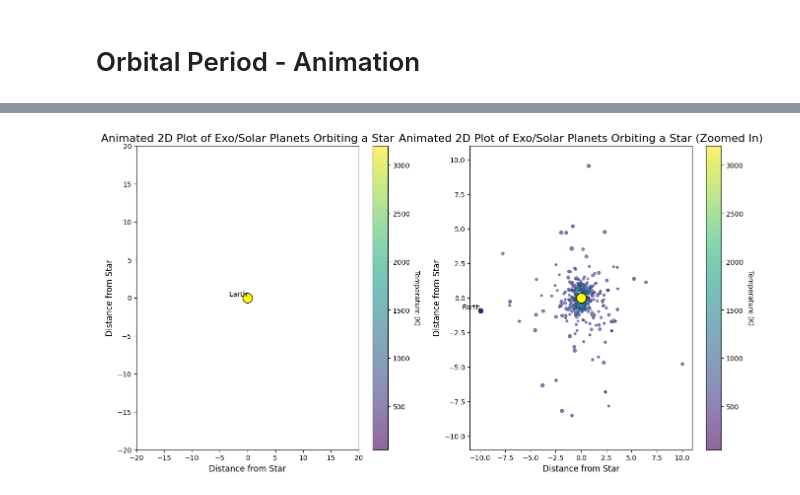
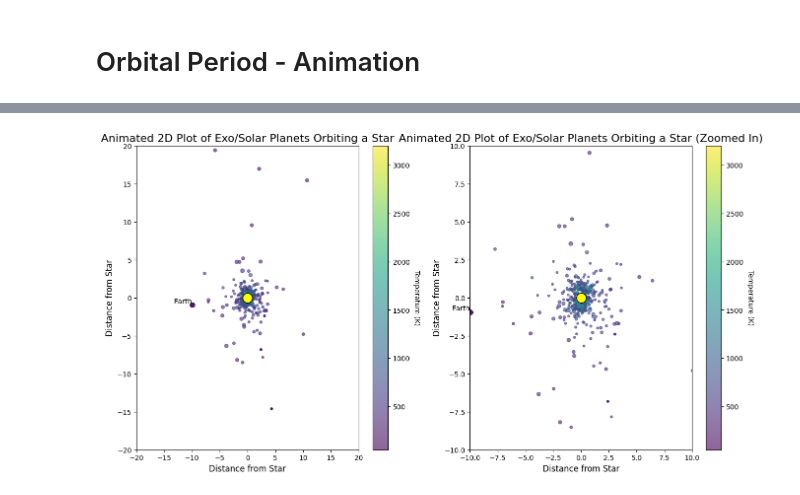
Before and after one commit to ztsv-av/mads_data_visualization, a Jupyter notebook: main.ipynb, the cells around one changed output, grey strips where cells are left out. Cells and saved outputs as stored; diff of their text form; code cells hidden in the pictures.

```diff
--- a/main.ipynb
+++ b/main.ipynb
@@ -545,82 +552,53 @@ planet_sizes = np.maximum(np.log(planet_sizes),1) * 10
 # %%
 fig, axs = plt.subplots(1, 2, figsize=(16, 8))
 
-ax = axs[0]
-ax.set_xlim(-20, 20)
-ax.set_ylim(-20, 20)
-ax.set_xlabel('Distance from Star', fontsize=12)
-ax.set_ylabel('Distance from Star', fontsize=12)
-ax.set_title('Animated 2D Plot of Exo/Solar Planets Orbiting a Star', fontsize=16)
+axs[0].set_xlim(-20, 20)
+axs[0].set_ylim(-20, 20)
+axs[0].set_xlabel('Distance from Star', fontsize=12)
+axs[0].set_ylabel('Distance from Star', fontsize=12)
+axs[0].set_title('Animated 2D Plot of Exo/Solar Planets Orbiting a Star', fontsize=16)
+
+axs[1].set_xlim(-10, 10)
+axs[1].set_ylim(-10, 10)
+axs[1].set_xlabel('Distance from Star', fontsize=12)
+axs[1].set_ylabel('Distance from Star', fontsize=12)
+axs[1].set_title('Animated 2D Plot of Exo/Solar Planets Orbiting a Star (Zoomed In)', fontsize=16)
 
 norm = Normalize(vmin=solar_exo_animation['pl_eqt'].min(), vmax=solar_exo_animation['pl_eqt'].max())
 
-k_p = ax.scatter(x=[], y=[], s=[], c=[], cmap='viridis', alpha=0.6, norm=norm)
-s_p = ax.scatter(x=[], y=[], s=[], c=[], cmap='viridis', norm=norm)
-earth = ax.scatter(x=[], y=[], s=50, c=[], cmap='viridis', norm=norm)
-earth_text = ax.text(0, 0, 'Earth', color='black', ha='right', va='bottom')
-star = ax.scatter(x=0, y=0, s=200, color="yellow", edgecolors='black')
+k_p, s_p, earth, earth_text = [], [], [], []
+for j in range(len(axs)):
+    k_p.append(axs[j].scatter(x=[], y=[], s=[], c=[], cmap='viridis', alpha=0.6, norm=norm))
+    s_p.append(axs[j].scatter(x=[], y=[], s=[], c=[], cmap='viridis', norm=norm))
+    earth.append(axs[j].scatter(x=[], y=[], s=50, c=[], cmap='viridis', norm=norm))
+    earth_text.append(axs[j].text(0, 0, 'Earth', color='black', ha='right', va='bottom'))
+    axs[j].scatter(x=0, y=0, s=200, color="yellow", edgecolors='black')
 
-cbar_kp = plt.colorbar(k_p, ax=ax)
-cbar_kp.set_label('Temperature (K)', rotation=270, labelpad=15)
+    cbar_kp = plt.colorbar(k_p[j], ax=axs[j])
+    cbar_kp.set_label('Temperature (K)', rotation=270, labelpad=15)
 
 def update(i):
-    k_p.set_offsets(np.column_stack((x_positions[i % num_frames, :len(solar_exo_animation) - 8],
-                                     y_positions[i % num_frames, :len(solar_exo_animation) - 8])))
-    k_p.set_sizes(planet_sizes[i % num_frames, :len(solar_exo_animation) - 8])
-    k_p.set_array(solar_exo_animation['pl_eqt'].iloc[:len(solar_exo_animation) - 8])
+    for j in range(len(axs)):
+        k_p[j].set_offsets(np.column_stack((x_positions[i % num_frames, :len(solar_exo_animation) - 8],
+                                        y_positions[i % num_frames, :len(solar_exo_animation) - 8])))
+        k_p[j].set_sizes(planet_sizes[i % num_frames, :len(solar_exo_animation) - 8])
+        k_p[j].set_array(solar_exo_animation['pl_eqt'].iloc[:len(solar_exo_animation) - 8])
 
-    s_p.set_offsets(np.column_stack((x_positions[i % num_frames, -8:-1],
-                                     y_positions[i % num_frames, -8:-1])))
-    s_p.set_sizes(planet_sizes[i % num_frames, -8:-1])
-    s_p.set_array(solar_exo_animation['pl_eqt'].iloc[-8:-1])
+        s_p[j].set_offsets(np.column_stack((x_positions[i % num_frames, -8:-1],
+                                        y_positions[i % num_frames, -8:-1])))
+        s_p[j].set_sizes(planet_sizes[i % num_frames, -8:-1])
+        s_p[j].set_array(solar_exo_animation['pl_eqt'].iloc[-8:-1])
 
-    earth.set_offsets(np.column_stack((x_positions[i % num_frames, -1],
-                                       y_positions[i % num_frames, -1])))
-    earth.set_array([solar_exo_animation['pl_eqt'].iloc[-1]])
+        earth[j].set_offsets(np.column_stack((x_positions[i % num_frames, -1],
+                                        y_positions[i % num_frames, -1])))
+        earth[j].set_array([solar_exo_animation['pl_eqt'].iloc[-1]])
 
-    earth_text.set_position((x_positions[i % num_frames, -1], y_positions[i % num_frames, -1]))
+        earth_text[j].set_position((x_positions[i % num_frames, -1], y_positions[i % num_frames, -1]))
 
-    return k_p, s_p, earth, earth_text
-
-ax = axs[1]
-ax.set_xlim(-11, 11)
-ax.set_ylim(-11, 11)
-ax.set_xlabel('Distance from Star', fontsize=12)
-ax.set_ylabel('Distance from Star', fontsize=12)
-ax.set_title('Animated 2D Plot of Exo/Solar Planets Orbiting a Star (Zoomed In)', fontsize=16)
-
-norm = Normalize(vmin=solar_exo_animation['pl_eqt'].min(), vmax=solar_exo_animation['pl_eqt'].max())
-
-k_p = ax.scatter(x=[], y=[], s=[], c=[], cmap='viridis', alpha=0.6, norm=norm)
-s_p = ax.scatter(x=[], y=[], s=[], c=[], cmap='viridis', norm=norm)
-earth = ax.scatter(x=[], y=[], s=50, c=[], cmap='viridis', norm=norm)
-earth_text = ax.text(0, 0, 'Earth', color='black', ha='right', va='bottom')
-star = ax.scatter(x=0, y=0, s=200, color="yellow", edgecolors='black')
-
-cbar_kp = plt.colorbar(k_p, ax=ax)
-cbar_kp.set_label('Temperature (K)', rotation=270, labelpad=15)
-
-def update(i):
-    k_p.set_offsets(np.column_stack((x_positions[i % num_frames, :len(solar_exo_animation) - 8],
-                                     y_positions[i % num_frames, :len(solar_exo_animation) - 8])))
-    k_p.set_sizes(planet_sizes[i % num_frames, :len(solar_exo_animation) - 8])
-    k_p.set_array(solar_exo_animation['pl_eqt'].iloc[:len(solar_exo_animation) - 8])
-
-    s_p.set_offsets(np.column_stack((x_positions[i % num_frames, -8:-1],
-                                     y_positions[i % num_frames, -8:-1])))
-    s_p.set_sizes(planet_sizes[i % num_frames, -8:-1])
-    s_p.set_array(solar_exo_animation['pl_eqt'].iloc[-8:-1])
-
-    earth.set_offsets(np.column_stack((x_positions[i % num_frames, -1],
-                                       y_positions[i % num_frames, -1])))
-    earth.set_array([solar_exo_animation['pl_eqt'].iloc[-1]])
-
-    earth_text.set_position((x_positions[i % num_frames, -1], y_positions[i % num_frames, -1]))
-
-    return k_p, s_p, earth, earth_text
+    return k_p + s_p + earth + earth_text
 
 ani = FuncAnimation(fig, update, frames=num_frames, blit=True, interval=200, repeat=False)
 ani.save('planets_orbiting_star_animation.gif', writer='pillow', fps=30)
 plt.show()
 # %% [output]
-[figure, old version]
+[figure, new version]
```
Also changed, not shown: parts of 5 cells of this notebook, 1 other file.
